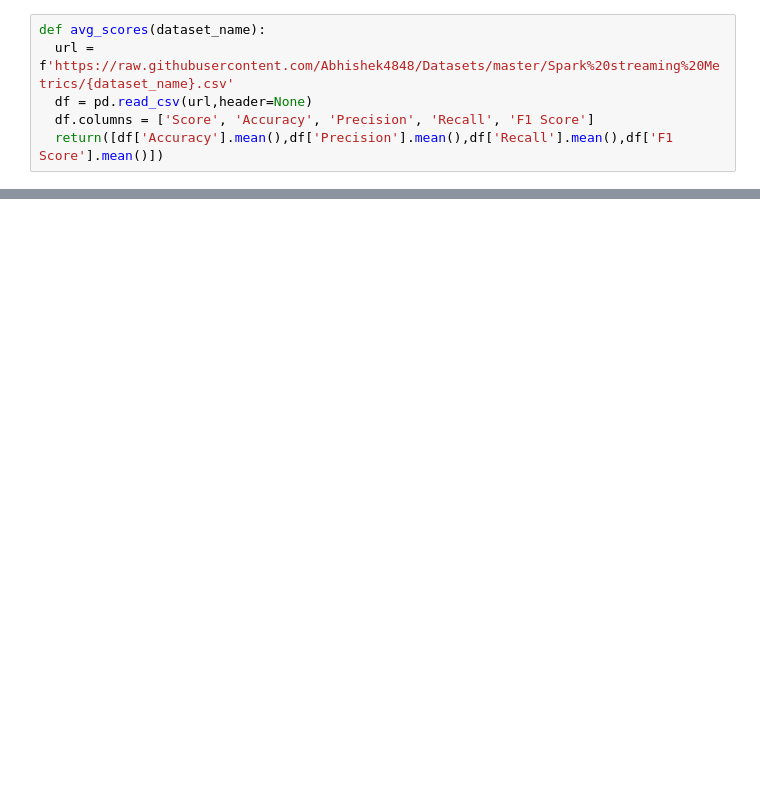
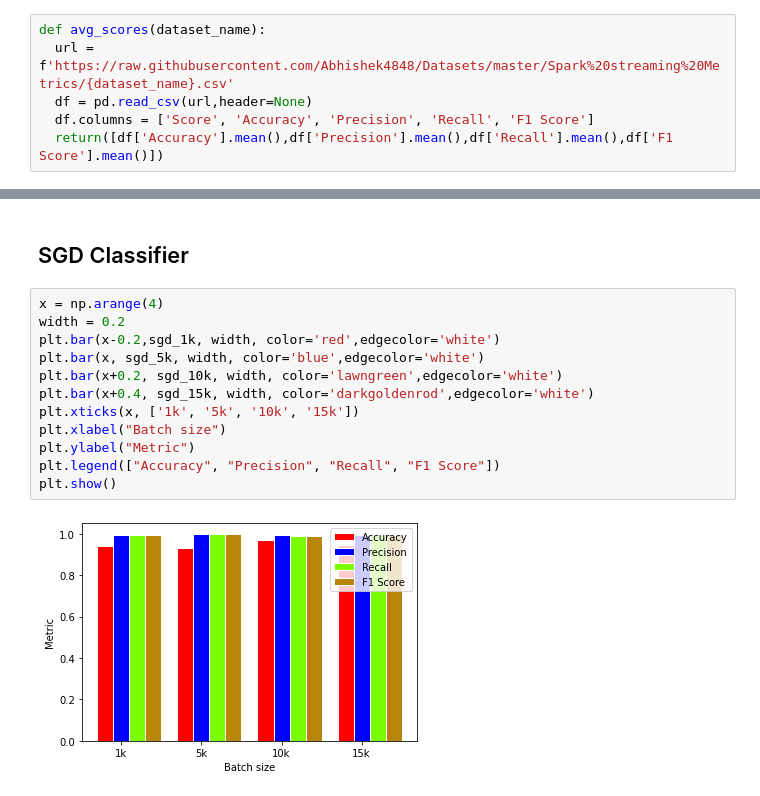
Before and after one commit to Abhishek4848/Email_Spam_Classifier, a Jupyter notebook: PerformanceMetrics_MLstreaming.ipynb, the cells around one changed output, grey strips where cells are left out. Cells and saved outputs as stored; diff of their text form; blank space fills up the shorter version.

```diff
--- a/PerformanceMetrics_MLstreaming.ipynb
+++ b/PerformanceMetrics_MLstreaming.ipynb
@@ -144,0 +168,16 @@ bnb_1k = avg_scores("bnb/bNB_10k")
+# %% [markdown]
+## SGD Classifier
+# %%
+x = np.arange(4)
+width = 0.2
+plt.bar(x-0.2,sgd_1k, width, color='red',edgecolor='white')
+plt.bar(x, sgd_5k, width, color='blue',edgecolor='white')
+plt.bar(x+0.2, sgd_10k, width, color='lawngreen',edgecolor='white')
+plt.bar(x+0.4, sgd_15k, width, color='darkgoldenrod',edgecolor='white')
+plt.xticks(x, ['1k', '5k', '10k', '15k'])
+plt.xlabel("Batch size")
+plt.ylabel("Metric")
+plt.legend(["Accuracy", "Precision", "Recall", "F1 Score"])
+plt.show()
+# %% [output]
+[figure, added]
```
Also changed, not shown: parts of 15 cells of this notebook.
